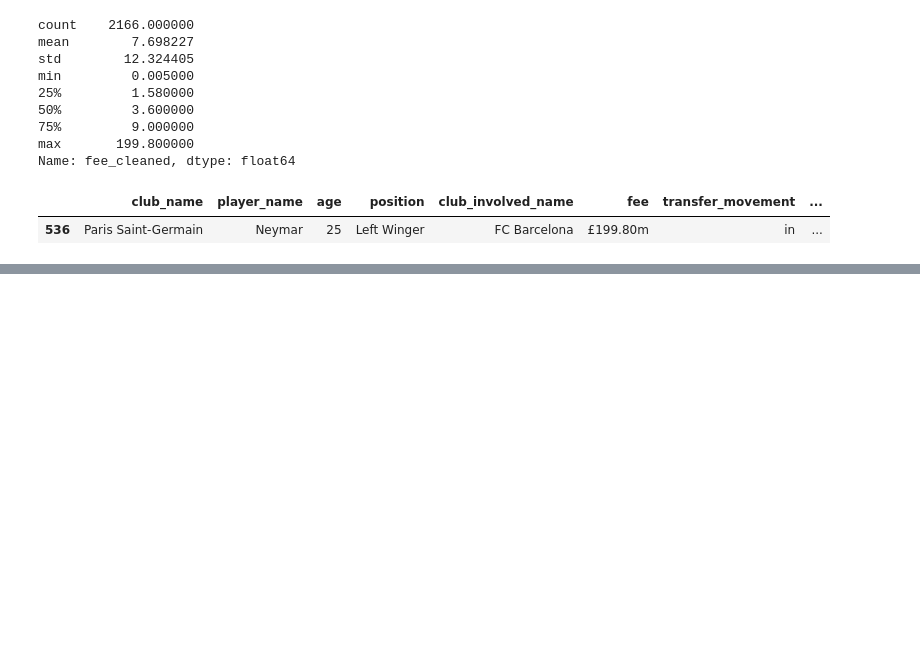
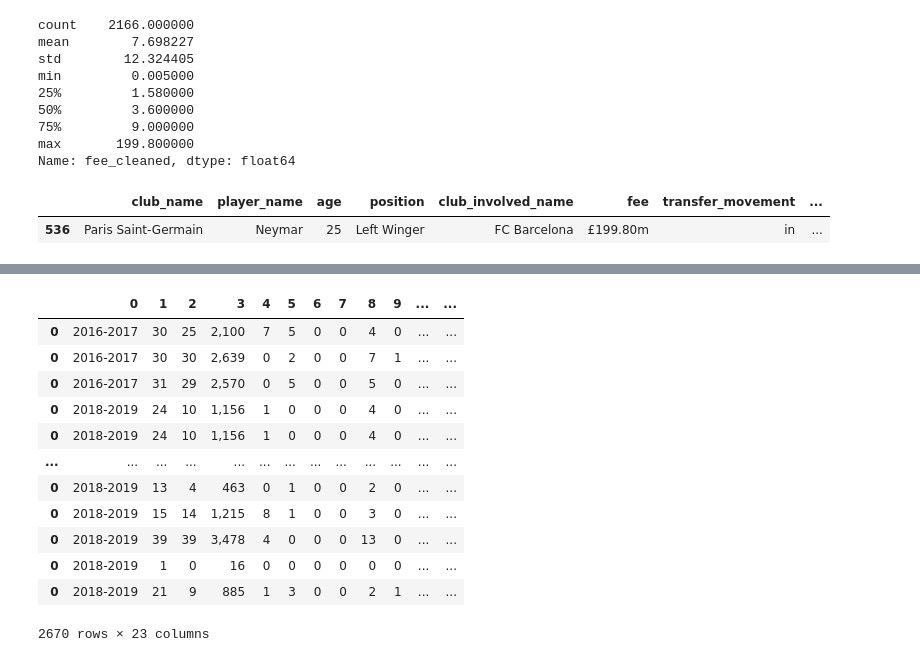
Before and after one commit to esadsetts/Mod_5_Project, a Jupyter notebook: index.ipynb, the cells around one changed output, grey strips where cells are left out. Drawn from its saved outputs; the diff is of its cells as text; code cells hidden in the pictures; blank space fills up the shorter version.

```diff
--- a/index.ipynb
+++ b/index.ipynb
@@ -152,5 +142,7 @@ PlayerScrape('/en/players/50dc94ce/Donny-van-de-Beek', '2020')
 # %%
 page = requests.get('https://fbref.com/en/players/')
 soup = BeautifulSoup(page.content,'html.parser')
-letters = soup.find('li', span = 'A')
-letters
+letters = soup.find('ul', class_ = 'page_index')
+letters = letters.find_all('a')
+links = [letters[i]['href'] for i in range(0,len(letters))]
+links
@@ -156,0 +167,11 @@ letters
+# %%
+#Don't run again
+all_player_links = []
+for link in links:
+    page = requests.get('https://fbref.com' + link)
+    soup = BeautifulSoup(page.content, 'html.parser')
+    names = soup.find('div', class_ = 'section_content')
+    names = names.find_all('a')
+    player_links = [[name.text, name['href']] for name in names]
+    all_player_links += player_links
+all_player_links
@@ -156,0 +196,3 @@ letters
+# %%
+df_players = pd.DataFrame(all_player_links, columns = ['player_name', 'links'])
+df = df.merge(df_players, how = 'inner', left_on= 'player_name', right_on = 'player_name')
@@ -156,0 +274,20 @@ letters
+# %%
+df_to_add = pd.DataFrame()
+for index, row in df.iterrows():
+    new_row = PlayerScrape(row['links'], str(row['year']))
+    df_to_add = pd.concat([df_to_add, new_row])
+df_to_add
+# %% [output]
+|  | 0 | 1 | 2 | 3 | 4 | 5 | 6 | 7 | 8 | 9 | ... | ... |
+| 0 | 2016-2017 | 30 | 25 | 2,100 | 7 | 5 | 0 | 0 | 4 | 0 | ... | ... |
+| 0 | 2016-2017 | 30 | 30 | 2,639 | 0 | 2 | 0 | 0 | 7 | 1 | ... | ... |
+| 0 | 2016-2017 | 31 | 29 | 2,570 | 0 | 5 | 0 | 0 | 5 | 0 | ... | ... |
+| 0 | 2018-2019 | 24 | 10 | 1,156 | 1 | 0 | 0 | 0 | 4 | 0 | ... | ... |
+| 0 | 2018-2019 | 24 | 10 | 1,156 | 1 | 0 | 0 | 0 | 4 | 0 | ... | ... |
+| ... | ... | ... | ... | ... | ... | ... | ... | ... | ... | ... | ... | ... |
+| 0 | 2018-2019 | 13 | 4 | 463 | 0 | 1 | 0 | 0 | 2 | 0 | ... | ... |
+| 0 | 2018-2019 | 15 | 14 | 1,215 | 8 | 1 | 0 | 0 | 3 | 0 | ... | ... |
+| 0 | 2018-2019 | 39 | 39 | 3,478 | 4 | 0 | 0 | 0 | 13 | 0 | ... | ... |
+| 0 | 2018-2019 | 1 | 0 | 16 | 0 | 0 | 0 | 0 | 0 | 0 | ... | ... |
+| 0 | 2018-2019 | 21 | 9 | 885 | 1 | 3 | 0 | 0 | 2 | 1 | ... | ... |
+2670 rows × 23 columns
```
Also changed, not shown: parts of 16 cells of this notebook.
